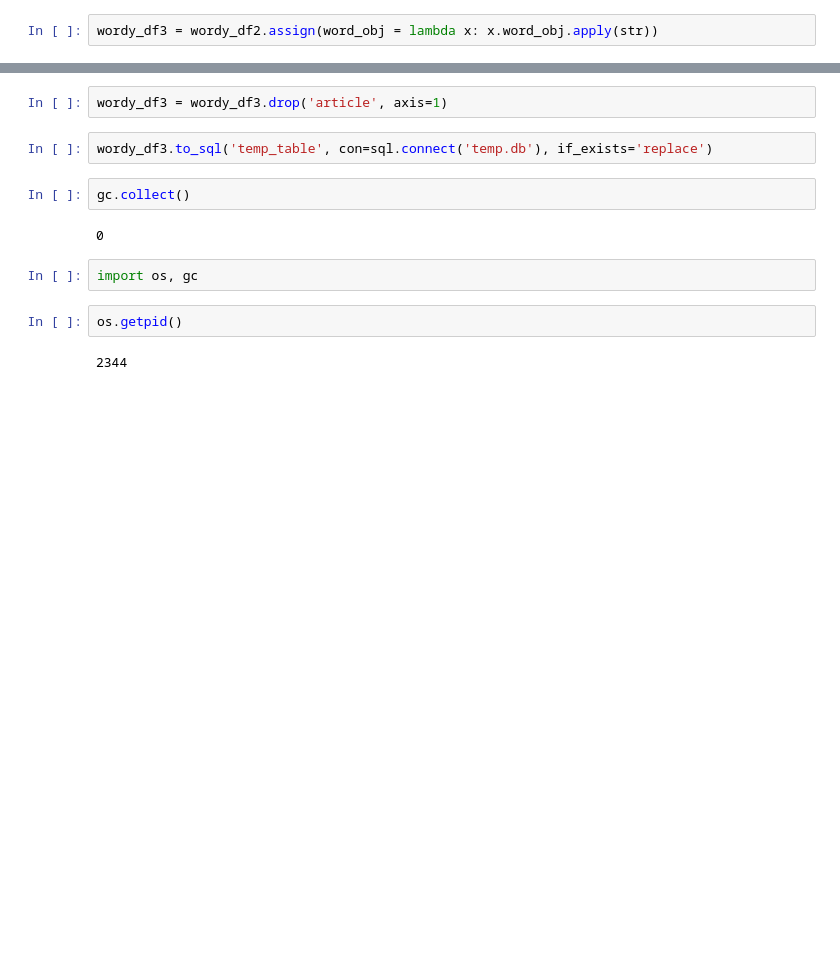
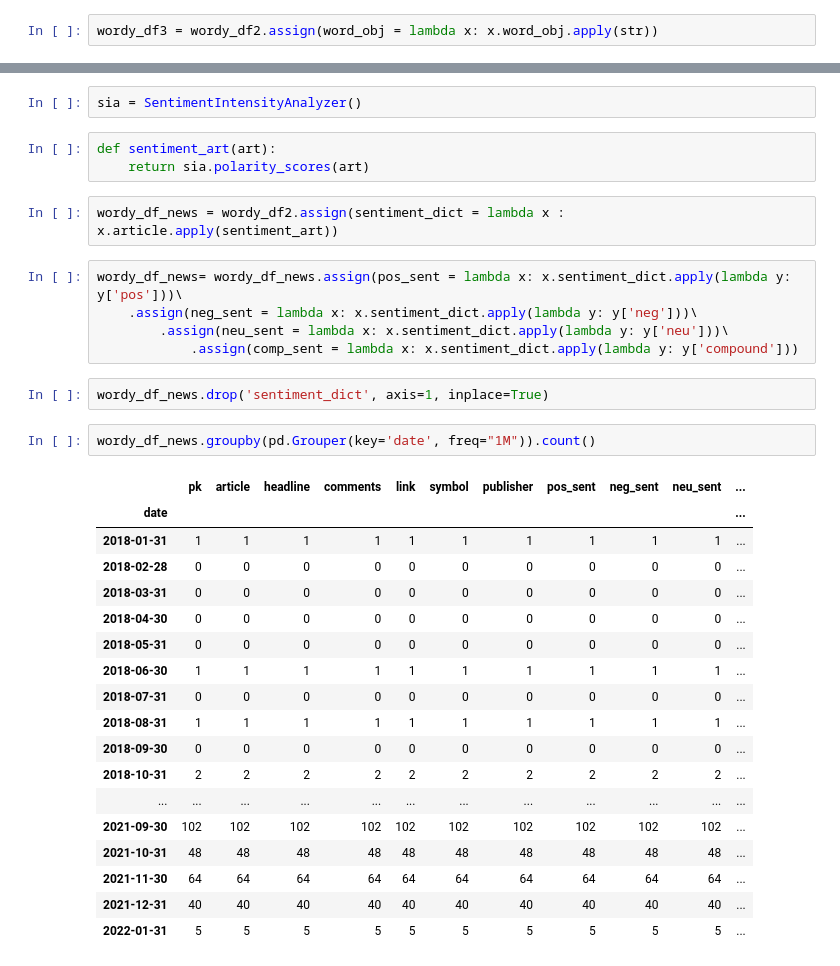
Before and after one commit to kyle-rgb/Discord_Project, a Jupyter notebook: notebooks/Trader.ipynb, the cells around one changed output, grey strips where cells are left out. Cells and saved outputs as stored; diff of their text form; blank space fills up the shorter version.

```diff
--- a/notebooks/Trader.ipynb
+++ b/notebooks/Trader.ipynb
@@ -336,14 +418,35 @@ wordy_df2[lambda x: (x.symbol == 'TSLA') & (x.comp_sent < 0)].loc[83, 'article']
+# %%
+sia = SentimentIntensityAnalyzer()
+# %%
+def sentiment_art(art):
+    return sia.polarity_scores(art)
+# %%
+wordy_df_news = wordy_df2.assign(sentiment_dict = lambda x : x.article.apply(sentiment_art))
+# %%
+wordy_df_news= wordy_df_news.assign(pos_sent = lambda x: x.sentiment_dict.apply(lambda y: y['pos']))\
+    .assign(neg_sent = lambda x: x.sentiment_dict.apply(lambda y: y['neg']))\
+        .assign(neu_sent = lambda x: x.sentiment_dict.apply(lambda y: y['neu']))\
+            .assign(comp_sent = lambda x: x.sentiment_dict.apply(lambda y: y['compound']))
 # %%
-wordy_df3 = wordy_df3.drop('article', axis=1)
+wordy_df_news.drop('sentiment_dict', axis=1, inplace=True)
-# %%
-wordy_df3.to_sql('temp_table', con=sql.connect('temp.db'), if_exists='replace')
-# %%
-gc.collect()
-# %% [output]
-0
-# %%
-import os, gc
-# %%
-os.getpid()
-# %% [output]
-2344
+# %%
+wordy_df_news.groupby(pd.Grouper(key='date', freq="1M")).count()
+# %% [output]
+|  | pk | article | headline | comments | link | symbol | publisher | pos_sent | neg_sent | neu_sent | ... |
+| date |  |  |  |  |  |  |  |  |  |  | ... |
+| 2018-01-31 | 1 | 1 | 1 | 1 | 1 | 1 | 1 | 1 | 1 | 1 | ... |
+| 2018-02-28 | 0 | 0 | 0 | 0 | 0 | 0 | 0 | 0 | 0 | 0 | ... |
+| 2018-03-31 | 0 | 0 | 0 | 0 | 0 | 0 | 0 | 0 | 0 | 0 | ... |
+| 2018-04-30 | 0 | 0 | 0 | 0 | 0 | 0 | 0 | 0 | 0 | 0 | ... |
+| 2018-05-31 | 0 | 0 | 0 | 0 | 0 | 0 | 0 | 0 | 0 | 0 | ... |
+| 2018-06-30 | 1 | 1 | 1 | 1 | 1 | 1 | 1 | 1 | 1 | 1 | ... |
+| 2018-07-31 | 0 | 0 | 0 | 0 | 0 | 0 | 0 | 0 | 0 | 0 | ... |
+| 2018-08-31 | 1 | 1 | 1 | 1 | 1 | 1 | 1 | 1 | 1 | 1 | ... |
+| 2018-09-30 | 0 | 0 | 0 | 0 | 0 | 0 | 0 | 0 | 0 | 0 | ... |
+| 2018-10-31 | 2 | 2 | 2 | 2 | 2 | 2 | 2 | 2 | 2 | 2 | ... |
+| ... | ... | ... | ... | ... | ... | ... | ... | ... | ... | ... | ... |
+| 2021-09-30 | 102 | 102 | 102 | 102 | 102 | 102 | 102 | 102 | 102 | 102 | ... |
+| 2021-10-31 | 48 | 48 | 48 | 48 | 48 | 48 | 48 | 48 | 48 | 48 | ... |
+| 2021-11-30 | 64 | 64 | 64 | 64 | 64 | 64 | 64 | 64 | 64 | 64 | ... |
+| 2021-12-31 | 40 | 40 | 40 | 40 | 40 | 40 | 40 | 40 | 40 | 40 | ... |
+| 2022-01-31 | 5 | 5 | 5 | 5 | 5 | 5 | 5 | 5 | 5 | 5 | ... |
```
Also changed, not shown: parts of 44 cells of this notebook, 7 other files.
